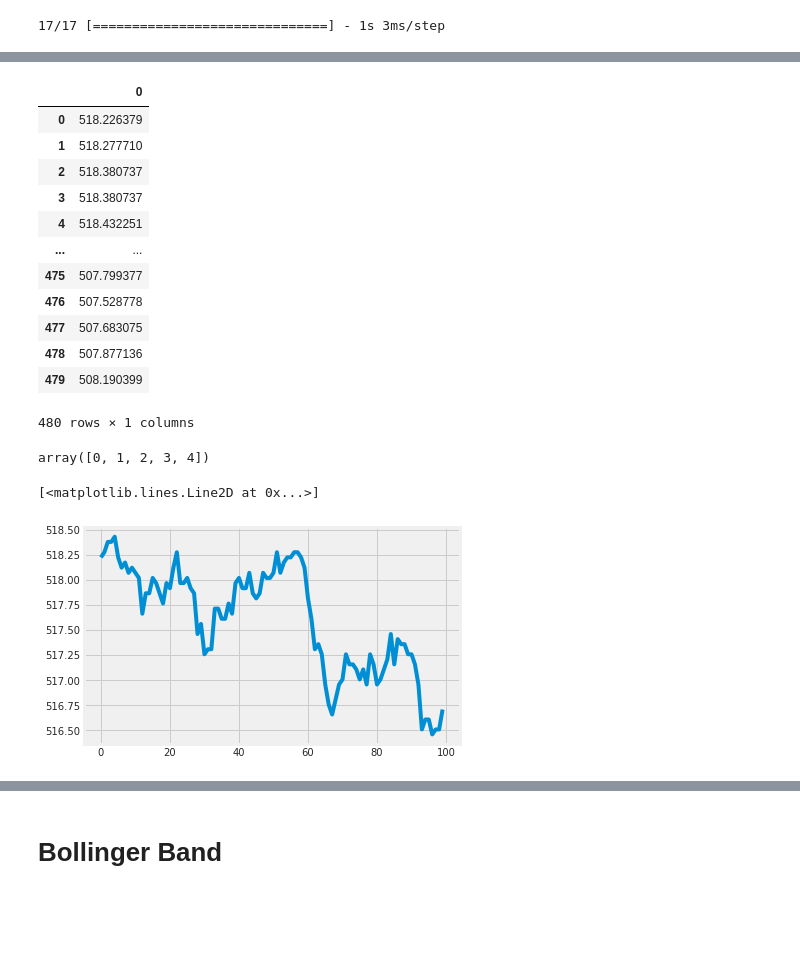
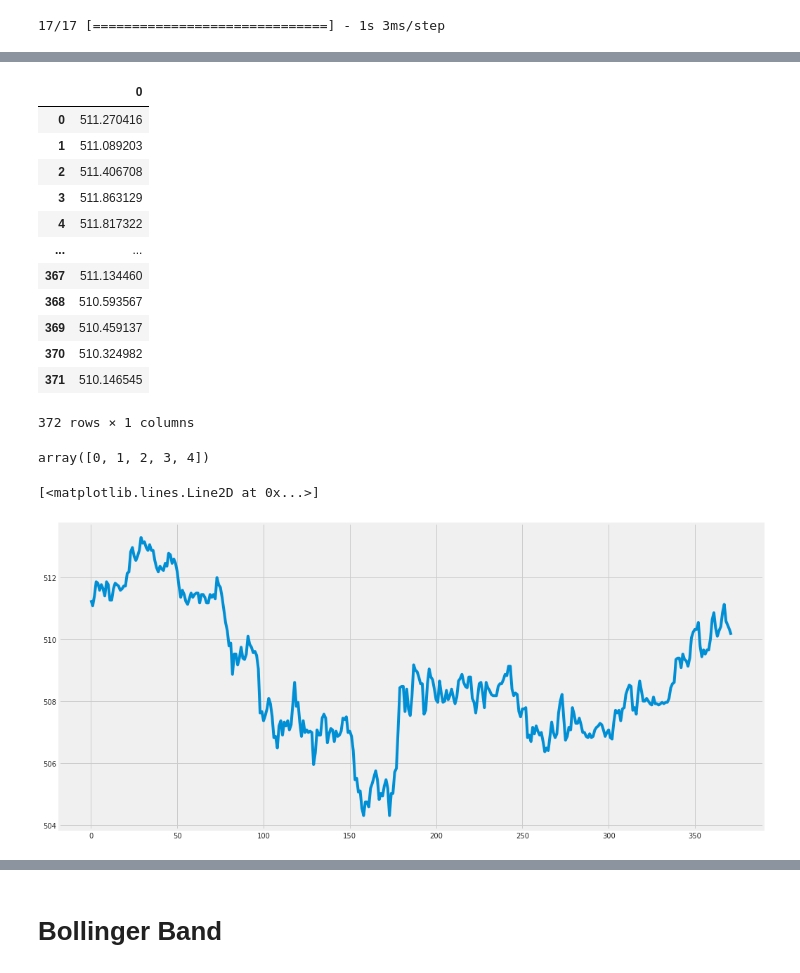
Before and after one commit to chandankr014/passionate, a Jupyter notebook: livedata_scrap.ipynb, the cells around one changed output, grey strips where cells are left out. Cells and saved outputs as stored; diff of their text form; code cells hidden in the pictures; blank space fills up the shorter version.

```diff
--- a/livedata_scrap.ipynb
+++ b/livedata_scrap.ipynb
@@ -409,33 +431,34 @@ temp_dict['predictions'][0]
 # %%
-tt = 480
+tt = 372 #372 minutes trade occurs daily
 ii = 1
 # %%
 temp_dict_df = pandas.DataFrame(temp_dict['predictions'][0:tt])
 temp_dict_df
 # %% [output]
 |  | 0 |
-| 0 | 518.226379 |
-| 1 | 518.277710 |
-| 2 | 518.380737 |
-| 3 | 518.380737 |
-| 4 | 518.432251 |
+| 0 | 511.270416 |
+| 1 | 511.089203 |
+| 2 | 511.406708 |
+| 3 | 511.863129 |
+| 4 | 511.817322 |
 | ... | ... |
-| 475 | 507.799377 |
-| 476 | 507.528778 |
-| 477 | 507.683075 |
-| 478 | 507.877136 |
-| 479 | 508.190399 |
+| 367 | 511.134460 |
+| 368 | 510.593567 |
+| 369 | 510.459137 |
+| 370 | 510.324982 |
+| 371 | 510.146545 |
-480 rows × 1 columns
+372 rows × 1 columns
 # %%
 i1 = np.arange(0,tt,ii)
 i1[:5]
 # %% [output]
 array([0, 1, 2, 3, 4])
 # %%
-plt.plot(i1[0:100] , temp_dict_df[0:100])
+plt.figure(figsize=(16,8))
+plt.plot(i1 , temp_dict_df)
 # %% [output]
 [<matplotlib.lines.Line2D at 0x...>]
-[figure, old version]
+[figure, new version]
 # %%
 stock_data['Adj Close']
 # %% [output]
```
Also changed, not shown: parts of 44 cells of this notebook.
